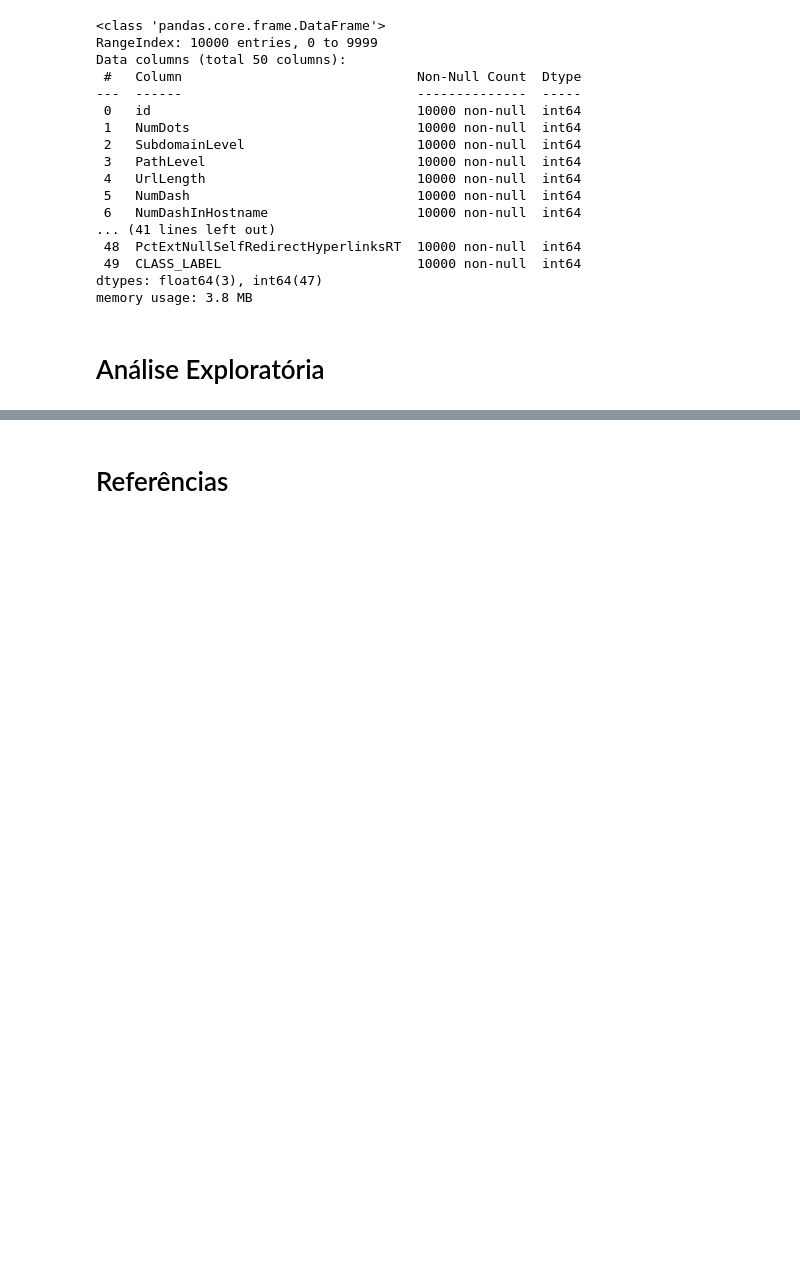
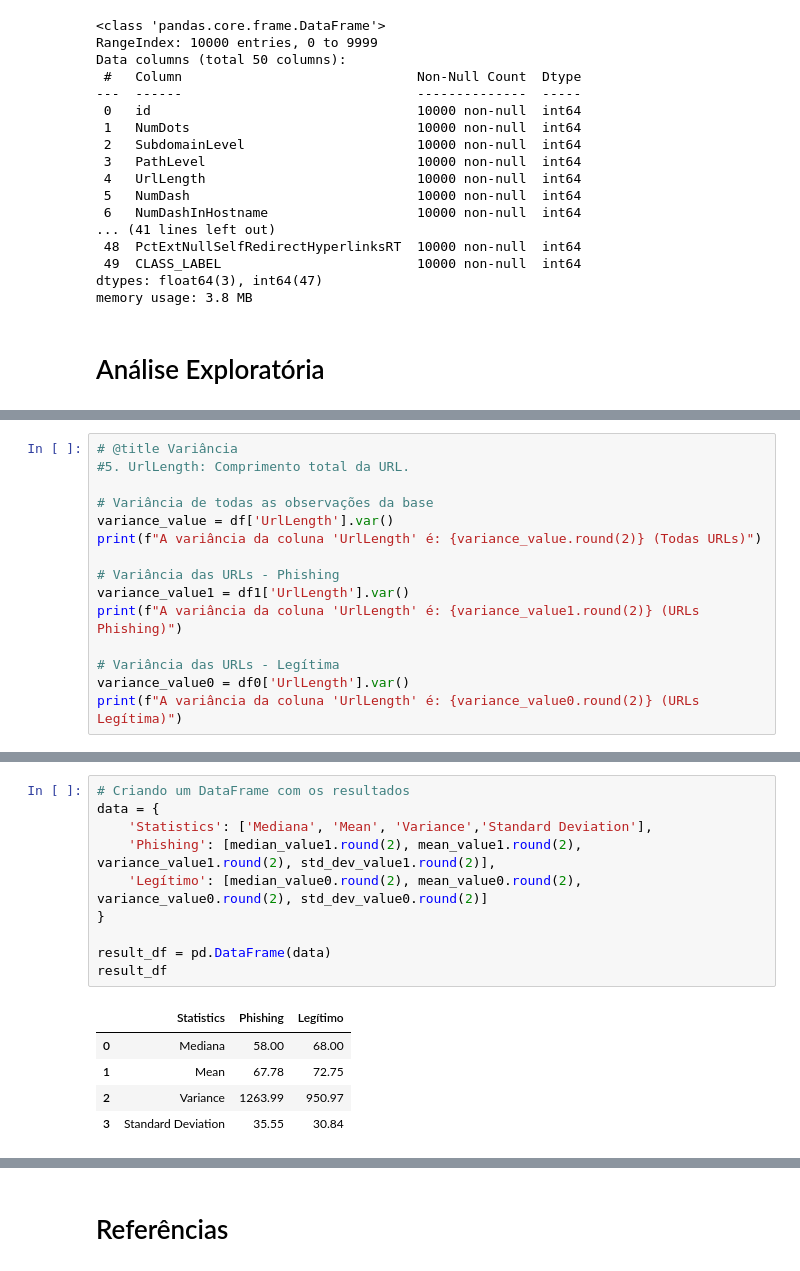
Before and after one commit to andrelmfsantos/FIAP_2TDCPR_IA_MACHINE_LEARNING, a Jupyter notebook: scripts/FIAP_IA_MACHINE_LEARNING_01_PHISHING_LEGITIMATE_DESCRIPTIVE_STATISTICS_COLAB.ipynb, the cells around one changed output, grey strips where cells are left out. Cells and saved outputs as stored; diff of their text form; blank space fills up the shorter version.

```diff
--- a/scripts/FIAP_IA_MACHINE_LEARNING_01_PHISHING_LEGITIMATE_DESCRIPTIVE_STATISTICS_COLAB.ipynb
+++ b/scripts/FIAP_IA_MACHINE_LEARNING_01_PHISHING_LEGITIMATE_DESCRIPTIVE_STATISTICS_COLAB.ipynb
@@ -300,0 +381,15 @@ A média da coluna 'UrlLength' é: 72.7498 (URLs Phishing)
+# %%
+# @title Variância
+#5. UrlLength: Comprimento total da URL.
+
+# Variância de todas as observações da base
+variance_value = df['UrlLength'].var()
+print(f"A variância da coluna 'UrlLength' é: {variance_value.round(2)} (Todas URLs)")
+
+# Variância das URLs - Phishing
+variance_value1 = df1['UrlLength'].var()
+print(f"A variância da coluna 'UrlLength' é: {variance_value1.round(2)} (URLs Phishing)")
+
+# Variância das URLs - Legítima
+variance_value0 = df0['UrlLength'].var()
+print(f"A variância da coluna 'UrlLength' é: {variance_value0.round(2)} (URLs Legítima)")
@@ -300,0 +419,16 @@ A média da coluna 'UrlLength' é: 72.7498 (URLs Phishing)
+# %%
+# Criando um DataFrame com os resultados
+data = {
+    'Statistics': ['Mediana', 'Mean', 'Variance','Standard Deviation'],
+    'Phishing': [median_value1.round(2), mean_value1.round(2), variance_value1.round(2), std_dev_value1.round(2)],
+    'Legítimo': [median_value0.round(2), mean_value0.round(2), variance_value0.round(2), std_dev_value0.round(2)]
+}
+
+result_df = pd.DataFrame(data)
+result_df
+# %% [output]
+|  | Statistics | Phishing | Legítimo |
+| 0 | Mediana | 58.00 | 68.00 |
+| 1 | Mean | 67.78 | 72.75 |
+| 2 | Variance | 1263.99 | 950.97 |
+| 3 | Standard Deviation | 35.55 | 30.84 |
```
Also changed, not shown: parts of 15 cells of this notebook.
